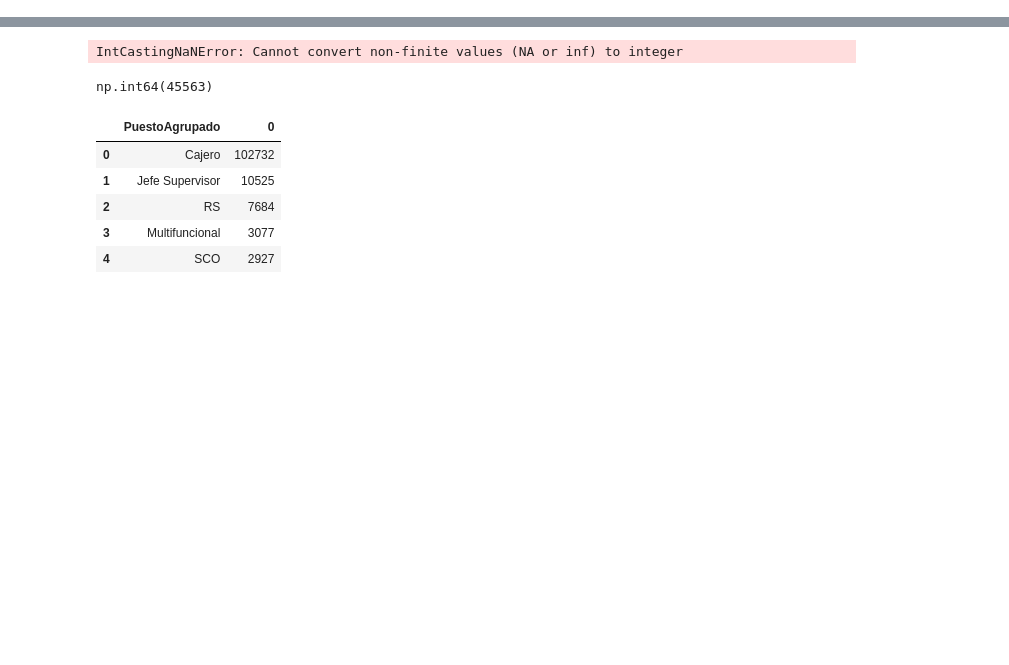
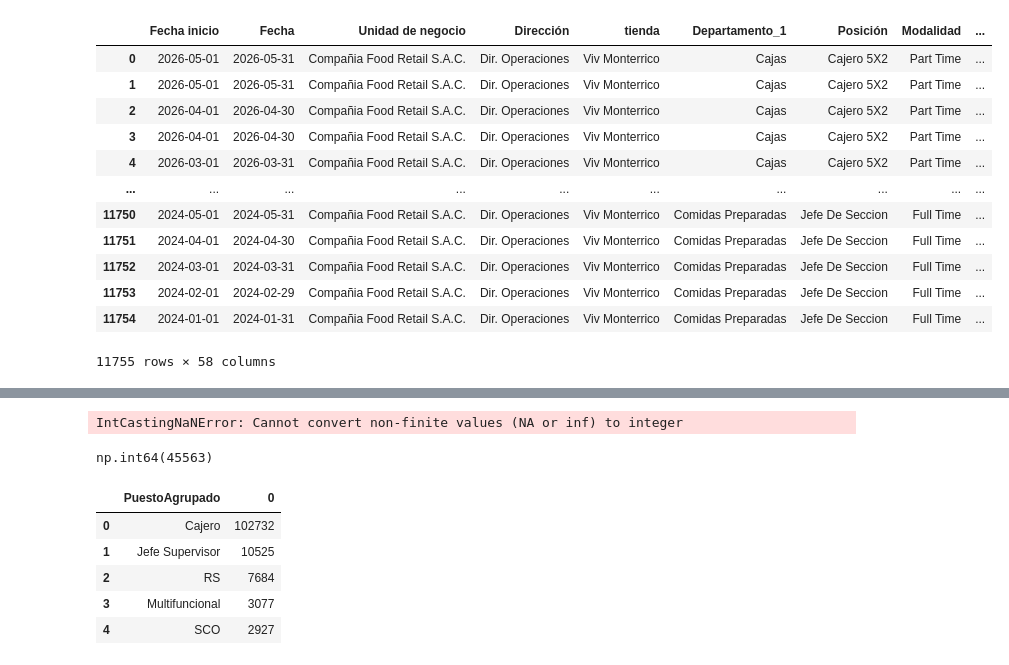
Before and after one commit to Narut05/SPSA_prod_data, a Jupyter notebook: 05_ProyectosMejora/Proyecto GDH/00_analisis.ipynb, the cells around one changed output, grey strips where cells are left out. Cells and saved outputs as stored; diff of their text form; code cells hidden in the pictures; blank space fills up the shorter version.

```diff
--- a/05_ProyectosMejora/Proyecto GDH/00_analisis.ipynb
+++ b/05_ProyectosMejora/Proyecto GDH/00_analisis.ipynb
@@ -17,7 +17,7 @@ import warnings
 warnings.filterwarnings("ignore")
 import plotly.express as px
 # %%
-df = pd.read_excel('estructura_personal.xlsx')
+df = pd.read_excel('PILOTO.xlsx')
 # %%
 print("Cese", df["Cese"].unique())
 print("Departamento_1", df["Departamento_1"].unique())
@@ -35,0 +46,29 @@ Departamento_1 ['Multifuncional' 'Cajas' 'Recepción' 'Almacén Frescos' 'Sala F
+# %%
+df["PuestoAgrupado"] = np.where(df["Puesto"].isin([ 'Cajas',
+ 'Cajero 3X4',
+ 'Cajero 4X3',
+ 'Cajero 5X2',
+ 'Cajero 5X2 Campaña',
+ 'Cajero 5X2 D',
+ 'Cajero 6X1',
+ 'Cajero 6X1 1Er Turno',
+ 'Cajero 6X1 2Do Turno',
+ 'Cajero D',]), "Caja", "Otros")
+
+dff = df.copy()
+# %%
+dff
+# %% [output]
+|  | Fecha inicio | Fecha | Unidad de negocio | Dirección | tienda | Departamento_1 | Posición | Modalidad | ... |
+| 0 | 2026-05-01 | 2026-05-31 | Compañia Food Retail S.A.C. | Dir. Operaciones | Viv Monterrico | Cajas | Cajero 5X2 | Part Time | ... |
+| 1 | 2026-05-01 | 2026-05-31 | Compañia Food Retail S.A.C. | Dir. Operaciones | Viv Monterrico | Cajas | Cajero 5X2 | Part Time | ... |
+| 2 | 2026-04-01 | 2026-04-30 | Compañia Food Retail S.A.C. | Dir. Operaciones | Viv Monterrico | Cajas | Cajero 5X2 | Part Time | ... |
+| 3 | 2026-04-01 | 2026-04-30 | Compañia Food Retail S.A.C. | Dir. Operaciones | Viv Monterrico | Cajas | Cajero 5X2 | Part Time | ... |
+| 4 | 2026-03-01 | 2026-03-31 | Compañia Food Retail S.A.C. | Dir. Operaciones | Viv Monterrico | Cajas | Cajero 5X2 | Part Time | ... |
+| ... | ... | ... | ... | ... | ... | ... | ... | ... | ... |
+| 11750 | 2024-05-01 | 2024-05-31 | Compañia Food Retail S.A.C. | Dir. Operaciones | Viv Monterrico | Comidas Preparadas | Jefe De Seccion | Full Time | ... |
+| 11751 | 2024-04-01 | 2024-04-30 | Compañia Food Retail S.A.C. | Dir. Operaciones | Viv Monterrico | Comidas Preparadas | Jefe De Seccion | Full Time | ... |
+| 11752 | 2024-03-01 | 2024-03-31 | Compañia Food Retail S.A.C. | Dir. Operaciones | Viv Monterrico | Comidas Preparadas | Jefe De Seccion | Full Time | ... |
+| 11753 | 2024-02-01 | 2024-02-29 | Compañia Food Retail S.A.C. | Dir. Operaciones | Viv Monterrico | Comidas Preparadas | Jefe De Seccion | Full Time | ... |
+| 11754 | 2024-01-01 | 2024-01-31 | Compañia Food Retail S.A.C. | Dir. Operaciones | Viv Monterrico | Comidas Preparadas | Jefe De Seccion | Full Time | ... |
+11755 rows × 58 columns
```
Also changed, not shown: parts of 8 cells of this notebook, 18 other files.
